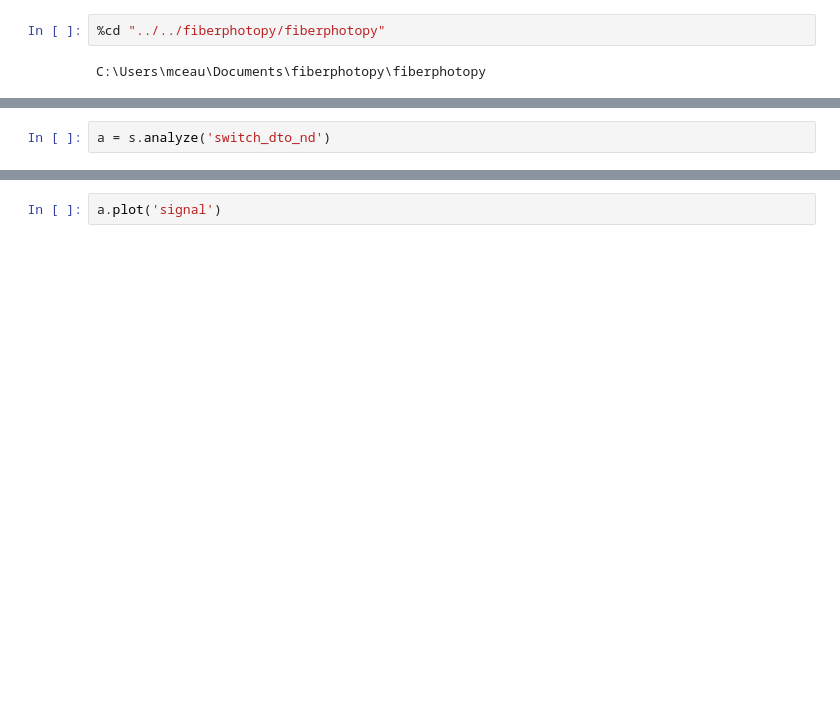
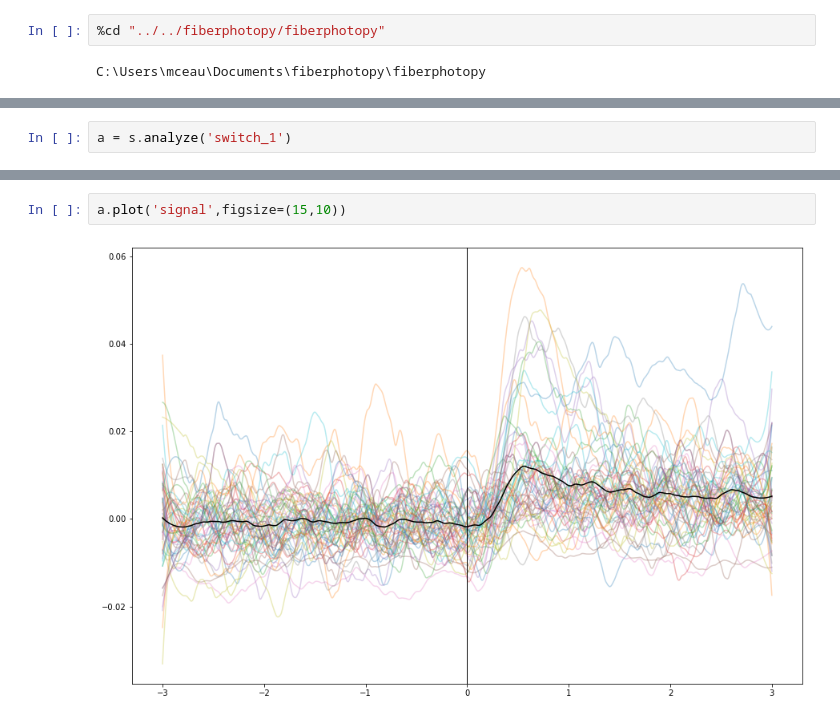
Before and after one commit to matias-ceau/pyfiber, a Jupyter notebook: dev/SYMPOSIUM.ipynb, the cells around one changed output, grey strips where cells are left out. Drawn from its saved outputs; the diff is of its cells as text; blank space fills up the shorter version.

```diff
--- a/dev/SYMPOSIUM.ipynb
+++ b/dev/SYMPOSIUM.ipynb
@@ -41,2 +79,2 @@ s.rat_sessions['AL21R_rat_8_NDPre20_j32'].analyze_perievent('switch_dto_nd')
 # %%
-a = s.analyze('switch_dto_nd')
+a = s.analyze('switch_1')
@@ -43,4 +99,6 @@ a = s.analyze('switch_dto_nd')
 # %%
-a.plot('signal')
+a.plot('signal',figsize=(15,10))
+# %% [output]
+[figure, added]
 # %%
 a.zscores
```
Also changed, not shown: parts of 12 cells of this notebook, 11 other files.
